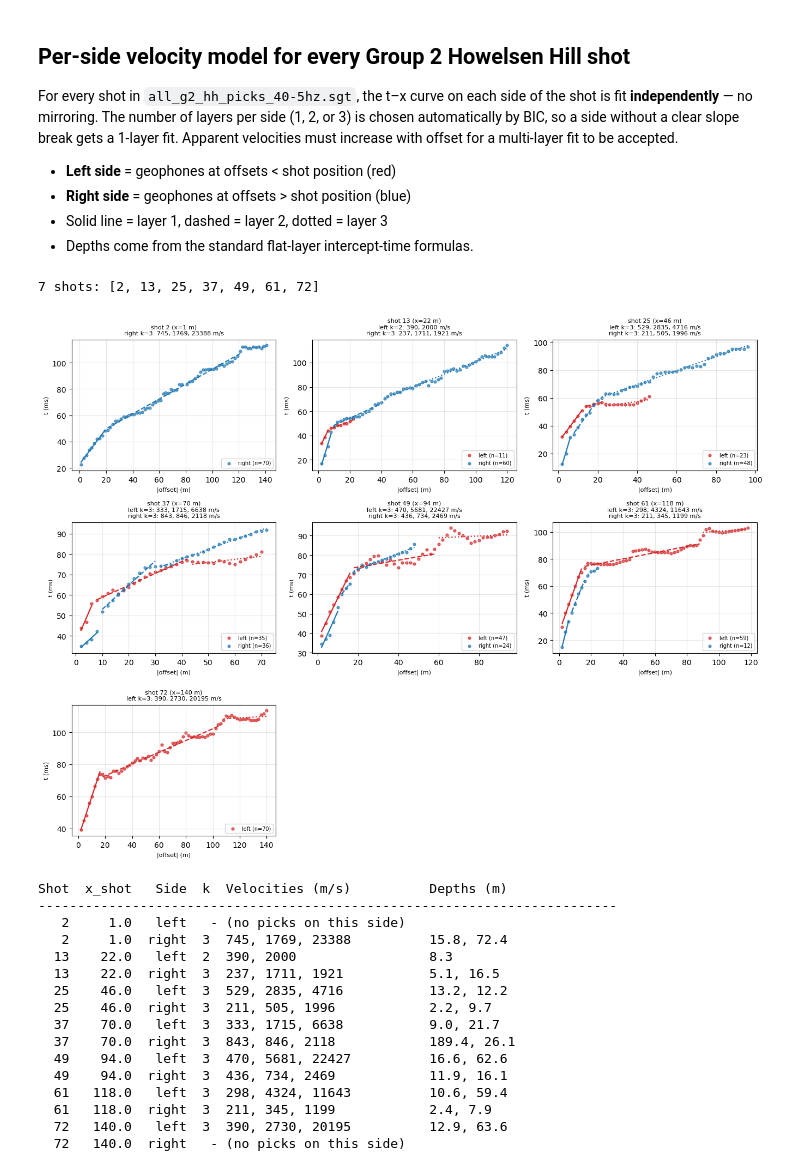
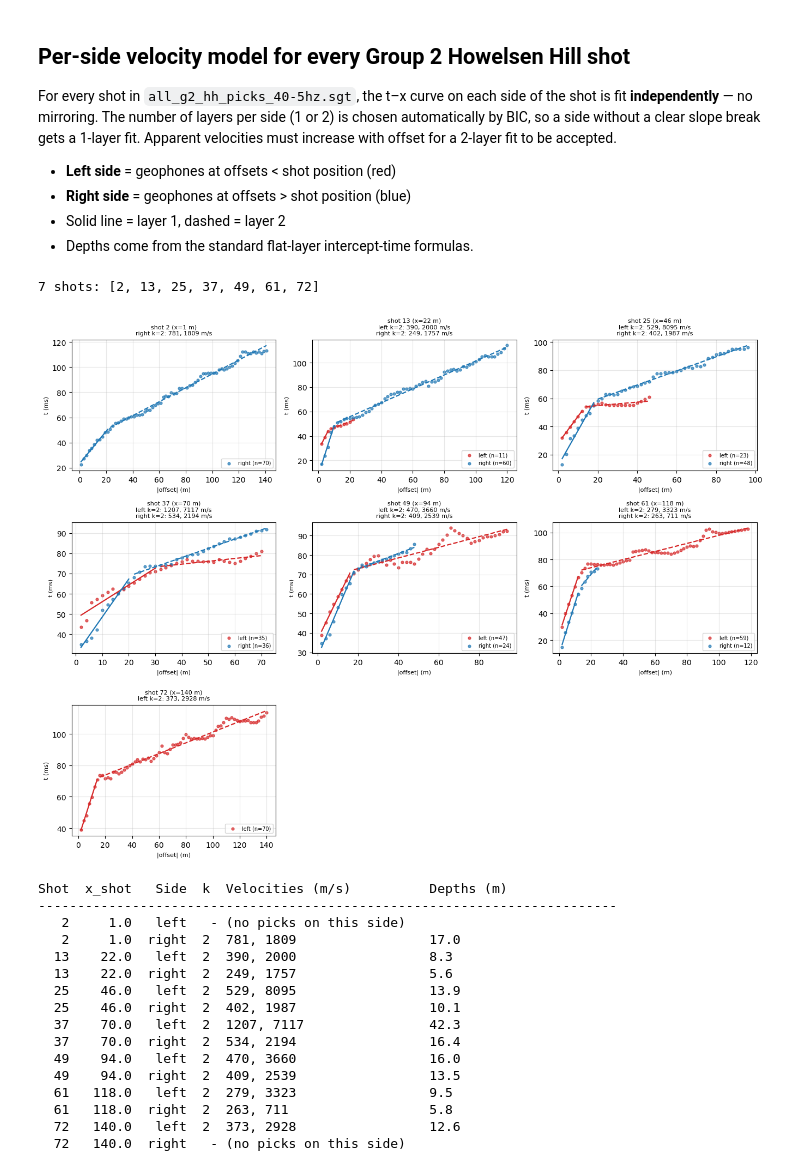
Before and after one commit to rrdickinson/2026_field_session_travertine, a Jupyter notebook: Howelsen_Hill/Code/group2_wiggles.ipynb, the cells around one changed output. Drawn from its saved outputs; the diff is of its cells as text; code cells hidden in the pictures.

Commit message:
did more 2 layer modeling

```diff
--- a/Howelsen_Hill/Code/group2_wiggles.ipynb
+++ b/Howelsen_Hill/Code/group2_wiggles.ipynb
@@ -1,11 +1,11 @@
 # %% [markdown]
 ## Per-side velocity model for every Group 2 Howelsen Hill shot
 
-For every shot in `all_g2_hh_picks_40-5hz.sgt`, the t–x curve on each side of the shot is fit **independently** — no mirroring. The number of layers per side (1, 2, or 3) is chosen automatically by BIC, so a side without a clear slope break gets a 1-layer fit. Apparent velocities must increase with offset for a multi-layer fit to be accepted.
+For every shot in `all_g2_hh_picks_40-5hz.sgt`, the t–x curve on each side of the shot is fit **independently** — no mirroring. The number of layers per side (1 or 2) is chosen automatically by BIC, so a side without a clear slope break gets a 1-layer fit. Apparent velocities must increase with offset for a 2-layer fit to be accepted.
 
 - **Left side** = geophones at offsets < shot position (red)
 - **Right side** = geophones at offsets > shot position (blue)
-- Solid line = layer 1, dashed = layer 2, dotted = layer 3
+- Solid line = layer 1, dashed = layer 2
 - Depths come from the standard flat-layer intercept-time formulas.
 # %%
 import numpy as np
@@ -118,7 +118,7 @@ sensors_all, meas_all = read_sgt(picks_path_all)
 shot_indices = np.unique(meas_all[:, 0].astype(int))
 print(f"{len(shot_indices)} shots: {shot_indices.tolist()}")
 
-# per-shot, per-side fits
+# per-shot, per-side fits (capped at 2 layers)
 results = {}
 for s in shot_indices:
     sel  = meas_all[:, 0].astype(int) == s
@@ -136,7 +136,7 @@ for s in shot_indices:
         tt = tobs[mask]
         order = np.argsort(d)
         info[name] = {"d": d[order], "t": tt[order],
-                      "fit": fit_piecewise(d[order], tt[order])}
+                      "fit": fit_piecewise(d[order], tt[order], kmax=2)}
     results[int(s)] = info
 
 # plot grid: one panel per shot, both sides overlaid (left = red, right = blue)
@@ -147,7 +147,7 @@ fig, axes = plt.subplots(nrows, ncols, figsize=(4.5*ncols, 3.4*nrows),
                          sharex=False, sharey=False)
 axes = axes.flatten()
 
-linestyles = ['-', '--', ':']
+linestyles = ['-', '--']
 for idx, s in enumerate(shot_indices):
     ax    = axes[idx]
     info  = results[int(s)]
@@ -161,34 +161,34 @@ for idx, s in enumerate(shot_indices):
         d, tt = side["d"], side["t"]
         fit   = side["fit"]
         ax.scatter(d, tt*1000, color=color, s=12, alpha=0.7,
                    label=f"{name} (n={len(d)})")
         if fit is None:
             continue
         starts = [0] + fit["breaks"]
         ends   = fit["breaks"] + [len(d)]
         v_app  = [1.0/sl for sl in fit["slopes"]]
         for k in range(fit["k"]):
             xs = np.array([d[starts[k]], d[ends[k]-1]])
             ys = (fit["slopes"][k]*xs + fit["intercepts"][k]) * 1000
             ax.plot(xs, ys, color=color, lw=1.6, linestyle=linestyles[k])
         title_parts.append(
             f"{name} k={fit['k']}: " + ", ".join(f"{vi:.0f}" for vi in v_app) + " m/s"
         )
 
     ax.set_title("\n".join(title_parts), fontsize=8)
     ax.set_xlabel("|offset| (m)", fontsize=8)
     ax.set_ylabel("t (ms)", fontsize=8)
     ax.grid(alpha=0.3)
     ax.legend(fontsize=7, loc='lower right')
 
 for j in range(n_shots, len(axes)):
     axes[j].axis('off')
 
 plt.tight_layout()
 plt.show()
 # %% [output]
 7 shots: [2, 13, 25, 37, 49, 61, 72]
-[figure, old version]
+[figure, new version]
 # %%
 # tabular summary of all per-side fits
 print(f"{'Shot':>4} {'x_shot':>7} {'Side':>6} {'k':>2}  {'Velocities (m/s)':<24}  Depths (m)")
@@ -197,7 +197,7 @@ for s in shot_indices:
     info = results[int(s)]
     x_shot = info['x_shot']
     for name in ('left', 'right'):
-        side = info[name]cd
+        side = info[name]
         if side is None:
             print(f"{s:>4} {x_shot:>7.1f} {name:>6}   - (no picks on this side)")
             continue
@@ -213,16 +213,16 @@ for s in shot_indices:
 Shot  x_shot   Side  k  Velocities (m/s)          Depths (m)
 --------------------------------------------------------------------------
    2     1.0   left   - (no picks on this side)
-   2     1.0  right  3  745, 1769, 23388          15.8, 72.4
+   2     1.0  right  2  781, 1809                 17.0
   13    22.0   left  2  390, 2000                 8.3
-  13    22.0  right  3  237, 1711, 1921           5.1, 16.5
-  25    46.0   left  3  529, 2835, 4716           13.2, 12.2
-  25    46.0  right  3  211, 505, 1996            2.2, 9.7
-  37    70.0   left  3  333, 1715, 6638           9.0, 21.7
-  37    70.0  right  3  843, 846, 2118            189.4, 26.1
-  49    94.0   left  3  470, 5681, 22427          16.6, 62.6
-  49    94.0  right  3  436, 734, 2469            11.9, 16.1
-  61   118.0   left  3  298, 4324, 11643          10.6, 59.4
-  61   118.0  right  3  211, 345, 1199            2.4, 7.9
-  72   140.0   left  3  390, 2730, 20195          12.9, 63.6
+  13    22.0  right  2  249, 1757                 5.6
+  25    46.0   left  2  529, 8095                 13.9
+  25    46.0  right  2  402, 1987                 10.1
+  37    70.0   left  2  1207, 7117                42.3
+  37    70.0  right  2  534, 2194                 16.4
+  49    94.0   left  2  470, 3660                 16.0
+  49    94.0  right  2  409, 2539                 13.5
+  61   118.0   left  2  279, 3323                 9.5
+  61   118.0  right  2  263, 711                  5.8
+  72   140.0   left  2  373, 2928                 12.6
   72   140.0  right   - (no picks on this side)
```
Also changed, not shown: parts of 5 cells of this notebook, 7 other files.
